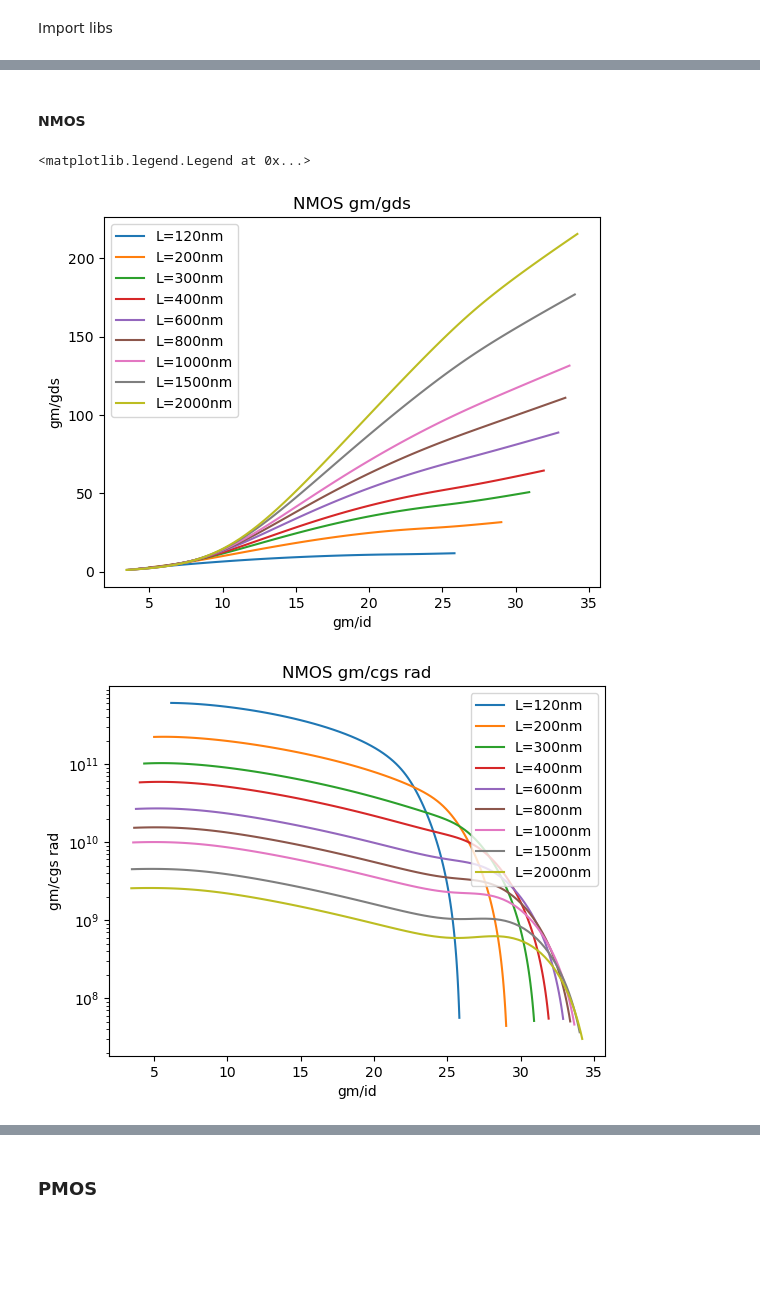
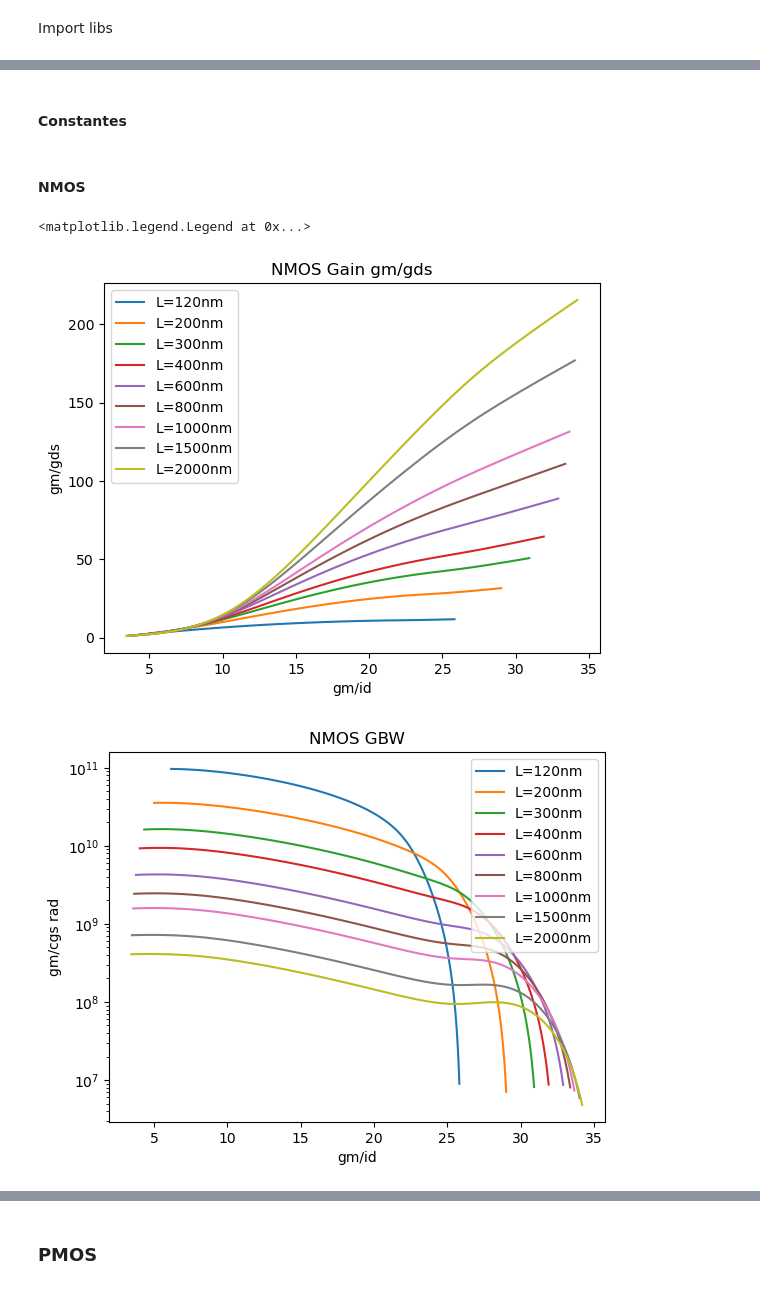
Before and after one commit to jagd700/CIA, a Jupyter notebook: Pratica 1/plot.ipynb, the cells around one changed output, grey strips where cells are left out. Saved outputs shown, nothing was run; the diff lists cells and outputs as text; code cells hidden in the pictures; blank space fills up the shorter version.

```diff
--- a/Pratica 1/plot.ipynb
+++ b/Pratica 1/plot.ipynb
@@ -12,0 +17,2 @@ Y =(gm/cgs) / (2pi)      X = gm/Id
+# %% [markdown]
+#### Constantes
@@ -13,38 +22,39 @@ Y =(gm/cgs) / (2pi)      X = gm/Id
 # %% [markdown]
 #### NMOS
 # %%
-# length sizes of the transistors
-Lsizes = [120, 200, 300, 400, 600, 800, 1000, 1500, 2000]
+
 df_NMOS = []
 
 # read the csv files and store the data in a list of dataframes
 for i in range(0, len(Lsizes)):
-        df_CSV = pd.read_csv('Resultados/NMOS_W5u_L' + str(Lsizes[i]) + 'n_Vds200m.csv')
+        df_CSV_nmos = pd.read_csv('Resultados/NMOS_W5u_L' + str(Lsizes[i]) + 'n_Vds200m.csv')
         df_aux = pd.DataFrame()
-        df_aux["gm_over_id"] = df_CSV["NM0:gm Y"]/df_CSV["NM0:id Y"]
-        df_aux["gm_over_gds"] = df_CSV["NM0:gm Y"]/df_CSV["NM0:gds Y"]
-        df_aux["gm_over_cgs_rad"] = df_CSV["NM0:gm Y"]/abs(df_CSV["NM0:cgs Y"])
+        df_aux["gm_over_id"] = df_CSV_nmos["NM0:gm Y"]/df_CSV_nmos["NM0:id Y"]
+        df_aux["gm_over_gds"] = df_CSV_nmos["NM0:gm Y"]/df_CSV_nmos["NM0:gds Y"]
+        df_aux["gm_over_cgs_rad"] = df_CSV_nmos["NM0:gm Y"]/abs(df_CSV_nmos["NM0:cgs Y"]*(2*math.pi))
+        df_aux["cdb"] = abs(df_CSV_nmos["NM0:cdb Y"])
+        df_aux["gds"] = df_CSV_nmos["NM0:gds Y"]
         df_NMOS.append(df_aux)
 
 # Plot gm/gds vs gm/id of the NMOS transistors
 plt.figure(1)
-plt.title("NMOS gm/gds")
+plt.title("NMOS Gain gm/gds")
 plt.ylabel("gm/gds")
 plt.xlabel("gm/id")
 for i in range(0, len(Lsizes)):
         plt.plot(df_NMOS[i]["gm_over_id"],df_NMOS[i]["gm_over_gds"], label="L=" + str(Lsizes[i]) + "nm")
 plt.legend()
 
 # Plot gm/cgs rad vs gm/id of the NMOS transistors
 plt.figure(2)
-plt.title("NMOS gm/cgs rad")
+plt.title("NMOS GBW")
 plt.yscale('log')
 plt.ylabel("gm/cgs rad")
 plt.xlabel("gm/id")
 for i in range(0, len(Lsizes)):
         plt.plot(df_NMOS[i]["gm_over_id"],df_NMOS[i]["gm_over_cgs_rad"], label="L=" + str(Lsizes[i]) + "nm")
 plt.legend()
 # %% [output]
 <matplotlib.legend.Legend at 0x...>
-[figure, old version]
+[figure, new version]
-[figure, old version]
+[figure, new version]
```
Also changed, not shown: parts of 14 cells of this notebook, 23 other files.
